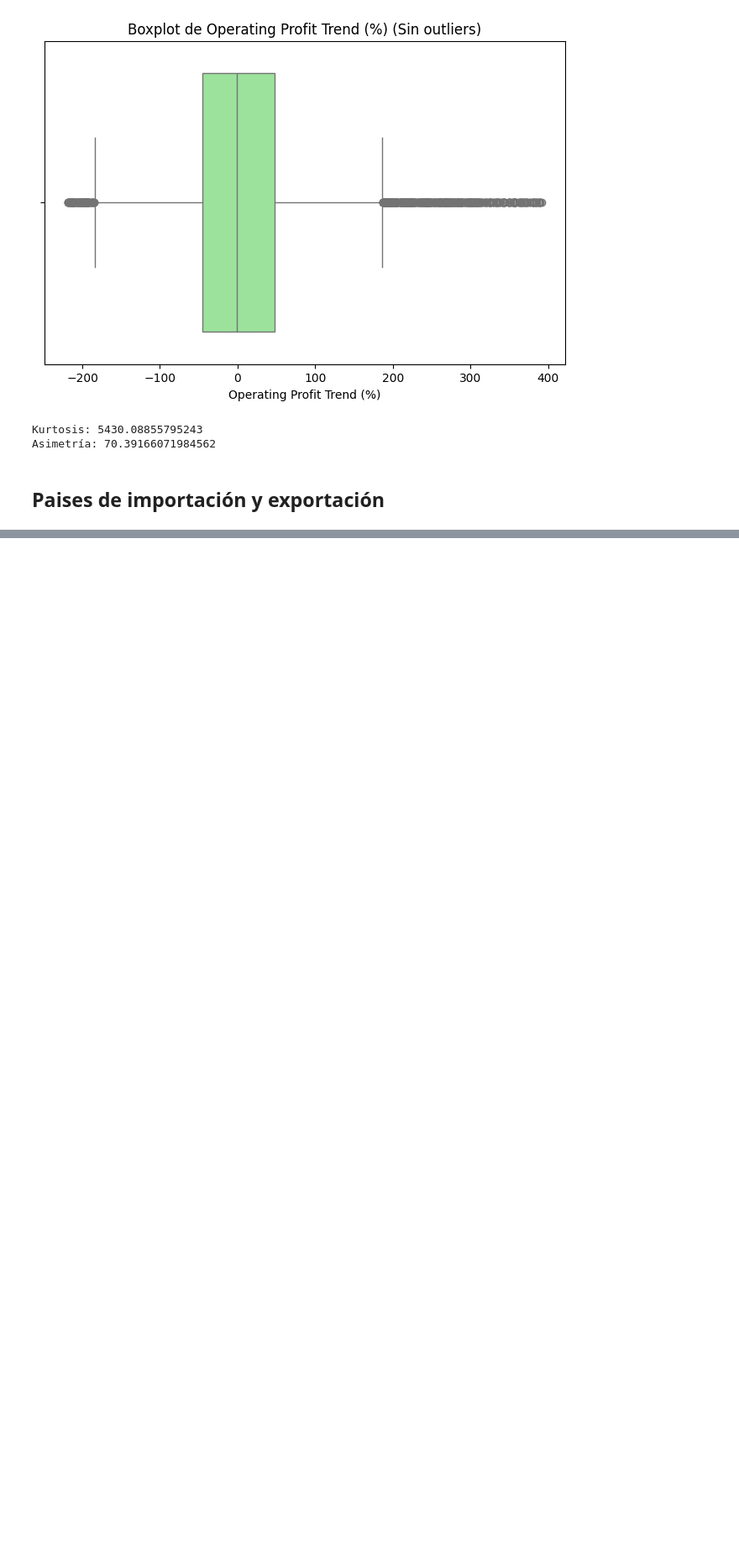
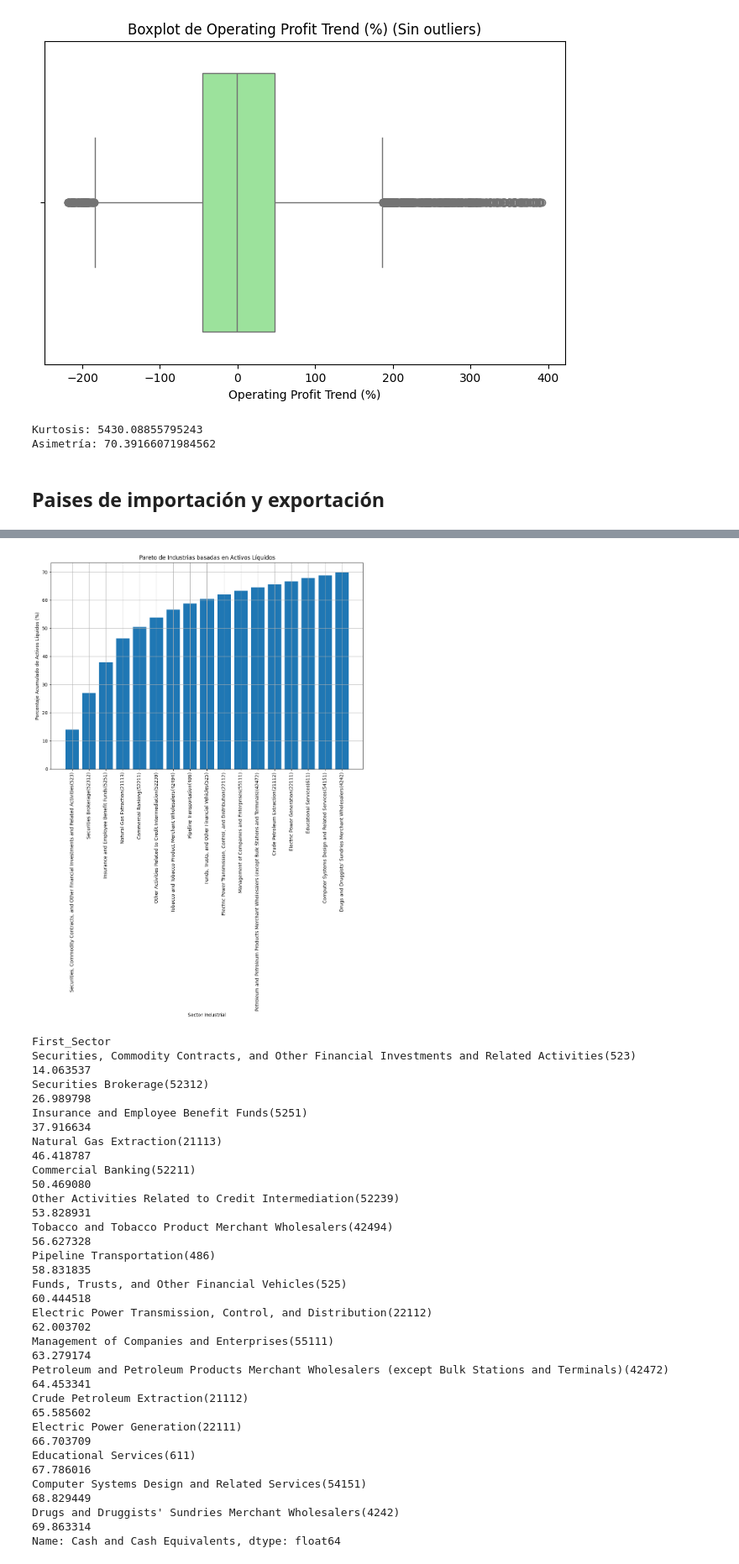
Before and after one commit to juanDango/ProyectoCienciaDatos, a Jupyter notebook: analisis.ipynb, the cells around one changed output, grey strips where cells are left out. Shown at 84% size. Cells and saved outputs as stored; diff of their text form; code cells hidden in the pictures; blank space fills up the shorter version.

```diff
--- a/analisis.ipynb
+++ b/analisis.ipynb
@@ -509,0 +604,43 @@ plt.show()
+# %%
+# Agrupar por industria y sumar los 'Cash and Cash Equivalents'
+industry_totals = datos.groupby('First_Sector')['Cash and Cash Equivalents'].sum().sort_values(ascending=False)
+
+# Calcular el porcentaje acumulado
+cumulative_percentage = industry_totals.cumsum() / industry_totals.sum() * 100
+
+# Identificar las industrias que representan el 80% del total (principio de Pareto)
+pareto_threshold = cumulative_percentage[cumulative_percentage <= 70]
+
+# Visualizar el gráfico de Pareto
+plt.figure(figsize=(12,8))
+plt.bar(pareto_threshold.index, pareto_threshold.values)
+plt.title('Pareto de Industrias basadas en Activos Líquidos')
+plt.xlabel('Sector Industrial')
+plt.ylabel('Porcentaje Acumulado de Activos Líquidos (%)')
+plt.xticks(rotation=90)
+plt.grid(True)
+plt.show()
+
+# Mostrar las industrias que representan el 80%
+pareto_threshold
+# %% [output]
+[figure, added]
+First_Sector
+Securities, Commodity Contracts, and Other Financial Investments and Related Activities(523)         14.063537
+Securities Brokerage(52312)                                                                          26.989798
+Insurance and Employee Benefit Funds(5251)                                                           37.916634
+Natural Gas Extraction(21113)                                                                        46.418787
+Commercial Banking(52211)                                                                            50.469080
+Other Activities Related to Credit Intermediation(52239)                                             53.828931
+Tobacco and Tobacco Product Merchant Wholesalers(42494)                                              56.627328
+Pipeline Transportation(486)                                                                         58.831835
+Funds, Trusts, and Other Financial Vehicles(525)                                                     60.444518
+Electric Power Transmission, Control, and Distribution(22112)                                        62.003702
+Management of Companies and Enterprises(55111)                                                       63.279174
+Petroleum and Petroleum Products Merchant Wholesalers (except Bulk Stations and Terminals)(42472)    64.453341
+Crude Petroleum Extraction(21112)                                                                    65.585602
+Electric Power Generation(22111)                                                                     66.703709
+Educational Services(611)                                                                            67.786016
+Computer Systems Design and Related Services(54151)                                                  68.829449
+Drugs and Druggists' Sundries Merchant Wholesalers(4242)                                             69.863314
+Name: Cash and Cash Equivalents, dtype: float64
```
Also changed, not shown: parts of 30 cells of this notebook.
